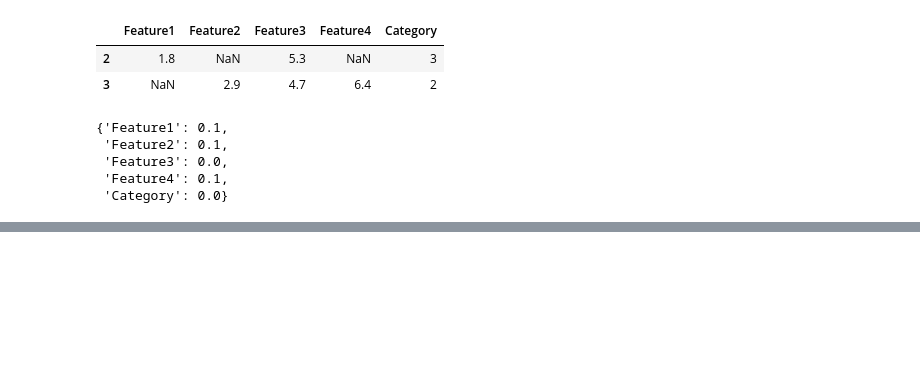
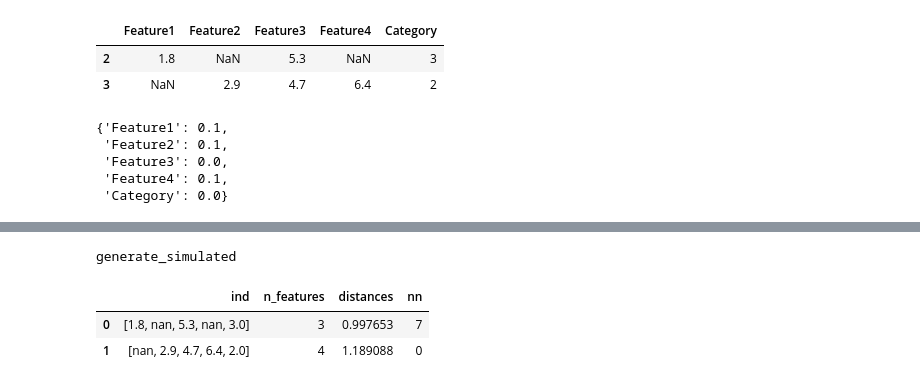
Before and after one commit to jlnetosci/evaluate-imputation, a Jupyter notebook: prototyping.ipynb, the cells around one changed output, grey strips where cells are left out. Cells and saved outputs as stored; diff of their text form; code cells hidden in the pictures; blank space fills up the shorter version.

```diff
--- a/prototyping.ipynb
+++ b/prototyping.ipynb
@@ -226,0 +536,7 @@ def simulate_missing(df, method):
+# %%
+simulate_missing(data)
+# %% [output]
+generate_simulated
+|  | ind | n_features | distances | nn |
+| 0 | [1.8, nan, 5.3, nan, 3.0] | 3 | 0.997653 | 7 |
+| 1 | [nan, 2.9, 4.7, 6.4, 2.0] | 4 | 1.189088 | 0 |
```
Also changed, not shown: parts of 33 cells of this notebook.
